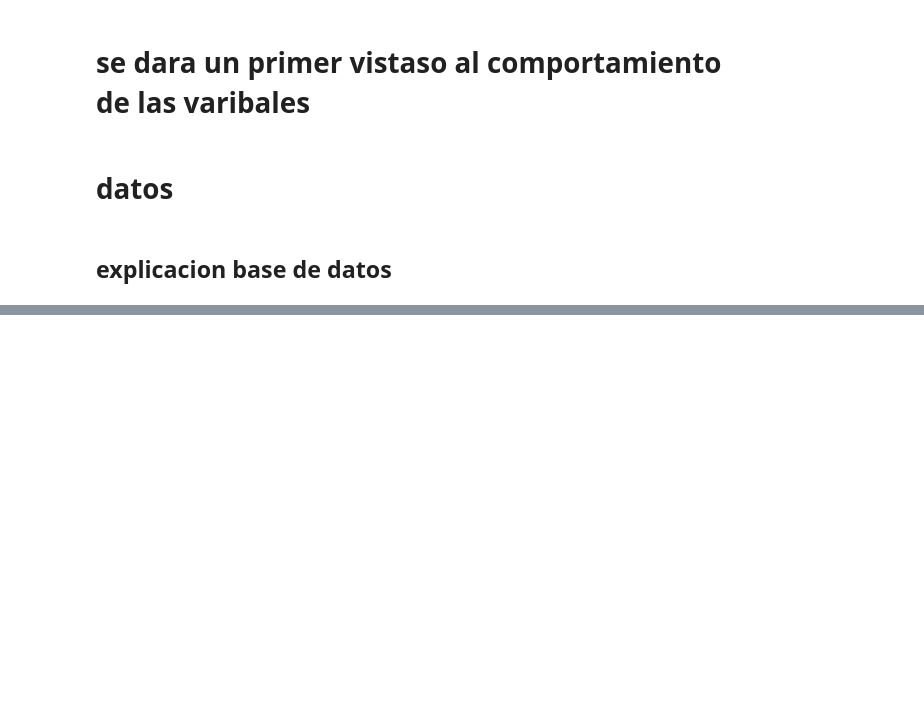
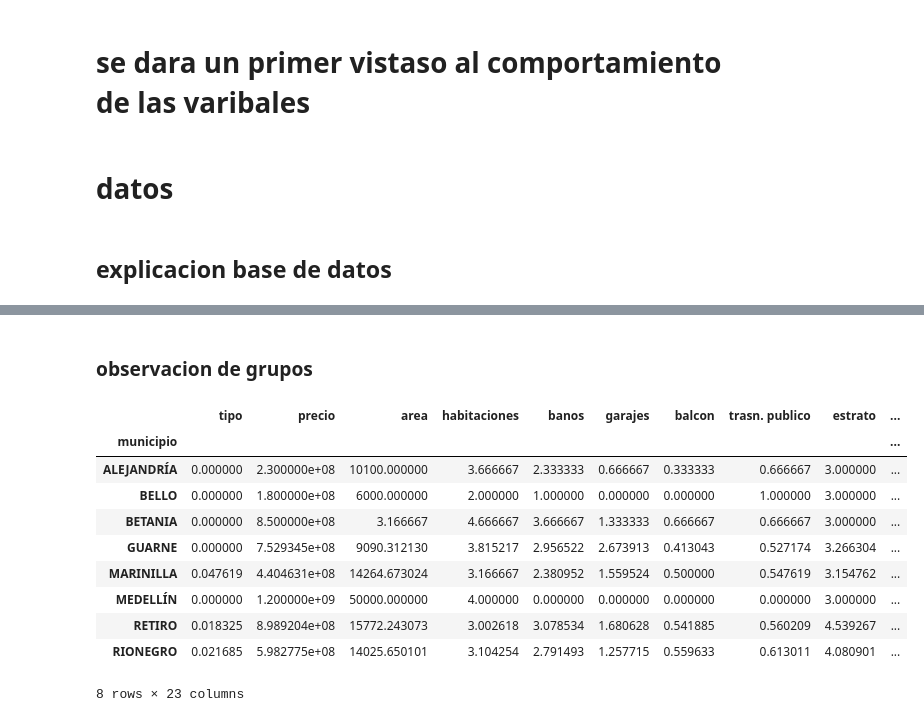
Before and after one commit to juanguzman2/Analisis-del-precio-de-las-viviendas-en-el-oriente-antioqueno, a Jupyter notebook: Script/Analisis exploratorio/1eranalisis.ipynb, the cells around one changed output, grey strips where cells are left out. Drawn from its saved outputs; the diff is of its cells as text; code cells hidden in the pictures; blank space fills up the shorter version.

```diff
--- a/Script/Analisis exploratorio/1eranalisis.ipynb
+++ b/Script/Analisis exploratorio/1eranalisis.ipynb
@@ -45,0 +163,16 @@ memory usage: 465.3+ KB
+# %% [markdown]
+### observacion de grupos
+# %%
+dfp.groupby('municipio').mean()
+# %% [output]
+|  | tipo | precio | area | habitaciones | banos | garajes | balcon | trasn. publico | estrato | ... |
+| municipio |  |  |  |  |  |  |  |  |  | ... |
+| ALEJANDRÍA | 0.000000 | 2.300000e+08 | 10100.000000 | 3.666667 | 2.333333 | 0.666667 | 0.333333 | 0.666667 | 3.000000 | ... |
+| BELLO | 0.000000 | 1.800000e+08 | 6000.000000 | 2.000000 | 1.000000 | 0.000000 | 0.000000 | 1.000000 | 3.000000 | ... |
+| BETANIA | 0.000000 | 8.500000e+08 | 3.166667 | 4.666667 | 3.666667 | 1.333333 | 0.666667 | 0.666667 | 3.000000 | ... |
+| GUARNE | 0.000000 | 7.529345e+08 | 9090.312130 | 3.815217 | 2.956522 | 2.673913 | 0.413043 | 0.527174 | 3.266304 | ... |
+| MARINILLA | 0.047619 | 4.404631e+08 | 14264.673024 | 3.166667 | 2.380952 | 1.559524 | 0.500000 | 0.547619 | 3.154762 | ... |
+| MEDELLÍN | 0.000000 | 1.200000e+09 | 50000.000000 | 4.000000 | 0.000000 | 0.000000 | 0.000000 | 0.000000 | 3.000000 | ... |
+| RETIRO | 0.018325 | 8.989204e+08 | 15772.243073 | 3.002618 | 3.078534 | 1.680628 | 0.541885 | 0.560209 | 4.539267 | ... |
+| RIONEGRO | 0.021685 | 5.982775e+08 | 14025.650101 | 3.104254 | 2.791493 | 1.257715 | 0.559633 | 0.613011 | 4.080901 | ... |
+8 rows × 23 columns
```
Also changed, not shown: parts of 21 cells of this notebook, 2 other files.
